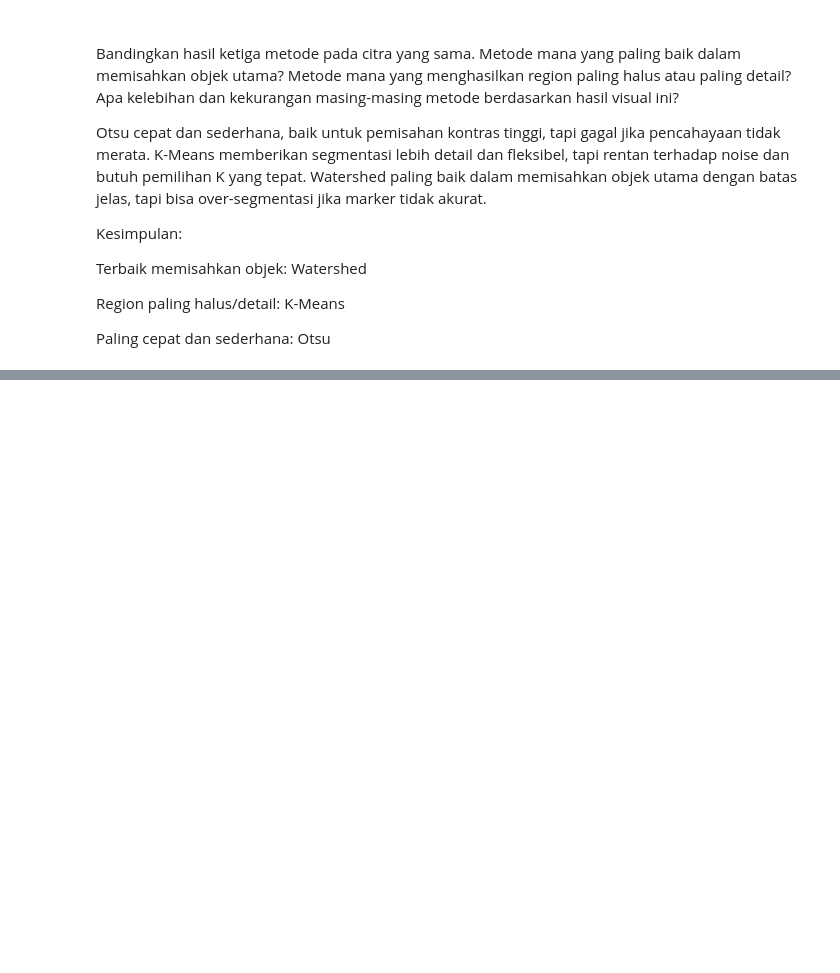
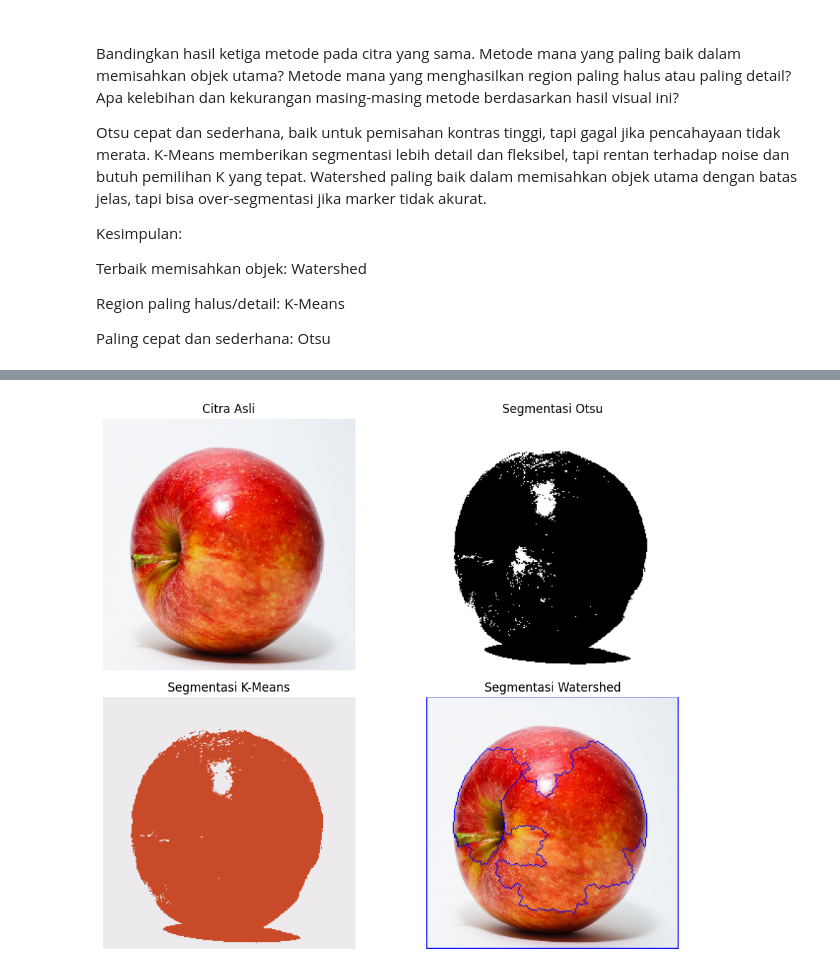
Before and after one commit to Syauqimaul/2025_Pengolahan-Citra_TI-2A, a Jupyter notebook: Jobsheet 04: Segmentasi Gambar.ipynb, the cells around one changed output, grey strips where cells are left out. Saved outputs shown, nothing was run; the diff lists cells and outputs as text; code cells hidden in the pictures; blank space fills up the shorter version.

```diff
--- a/Jobsheet 04: Segmentasi Gambar.ipynb
+++ b/Jobsheet 04: Segmentasi Gambar.ipynb
@@ -423,0 +473,80 @@ Paling cepat dan sederhana: Otsu
+# %%
+# Instalasi pustaka jika belum tersedia
+!pip install -q opencv-python-headless matplotlib
+
+import cv2
+import numpy as np
+import matplotlib.pyplot as plt
+from urllib.request import urlopen
+from skimage.segmentation import watershed
+from skimage.feature import peak_local_max
+from scipy import ndimage as ndi
+
+# Fungsi untuk menampilkan citra
+def show_images(titles, images, cols=2):
+    rows = (len(images) + cols - 1) // cols
+    plt.figure(figsize=(5 * cols, 4 * rows))
+    for i in range(len(images)):
+        plt.subplot(rows, cols, i + 1)
+        if len(images[i].shape) == 2:
+            plt.imshow(images[i], cmap='gray')
+        else:
+            plt.imshow(cv2.cvtColor(images[i], cv2.COLOR_BGR2RGB))
+        plt.title(titles[i])
+        plt.axis('off')
+    plt.tight_layout()
+    plt.show()
+
+# Unduh citra buah dari internet
+url = "https://upload.wikimedia.org/wikipedia/commons/thumb/1/15/Red_Apple.jpg/800px-Red_Apple.jpg"
+resp = urlopen(url)
+image_array = np.asarray(bytearray(resp.read()), dtype=np.uint8)
+image = cv2.imdecode(image_array, cv2.IMREAD_COLOR)
+image = cv2.resize(image, (256, 256))
+
+# Konversi ke grayscale untuk metode tertentu
+gray = cv2.cvtColor(image, cv2.COLOR_BGR2GRAY)
+
+### --- 1. Segmentasi Otsu --- ###
+_, otsu_mask = cv2.threshold(gray, 0, 255, cv2.THRESH_BINARY + cv2.THRESH_OTSU)
+
+### --- 2. Segmentasi K-Means --- ###
+Z = image.reshape((-1, 3))
+Z = np.float32(Z)
+
+criteria = (cv2.TERM_CRITERIA_EPS + cv2.TERM_CRITERIA_MAX_ITER, 10, 1.0)
+K = 2  # Jumlah cluster
+_, labels, centers = cv2.kmeans(Z, K, None, criteria, 10, cv2.KMEANS_RANDOM_CENTERS)
+centers = np.uint8(centers)
+segmented_data = centers[labels.flatten()]
+kmeans_result = segmented_data.reshape((image.shape))
+
+### --- 3. Segmentasi Watershed --- ###
+# Threshold awal
+_, thresh = cv2.threshold(gray, 0, 255, cv2.THRESH_BINARY_INV + cv2.THRESH_OTSU)
+# Noise removal
+kernel = np.ones((3,3), np.uint8)
+opening = cv2.morphologyEx(thresh, cv2.MORPH_OPEN, kernel, iterations=2)
+# Area background
+sure_bg = cv2.dilate(opening, kernel, iterations=3)
+# Area foreground
+dist_transform = cv2.distanceTransform(opening, cv2.DIST_L2, 5)
+_, sure_fg = cv2.threshold(dist_transform, 0.7*dist_transform.max(), 255, 0)
+# Marker labelling
+sure_fg = np.uint8(sure_fg)
+unknown = cv2.subtract(sure_bg, sure_fg)
+_, markers = cv2.connectedComponents(sure_fg)
+markers = markers + 1
+markers[unknown==255] = 0
+# Terapkan watershed
+watershed_image = image.copy()
+markers = cv2.watershed(watershed_image, markers)
+watershed_image[markers == -1] = [255, 0, 0]  # Garis batas = merah
+
+### --- Tampilkan semua hasil --- ###
+show_images(
+    ["Citra Asli", "Segmentasi Otsu", "Segmentasi K-Means", "Segmentasi Watershed"],
+    [image, otsu_mask, kmeans_result, watershed_image]
+)
+# %% [output]
+[figure, added]
```
Also changed, not shown: parts of 1 cell of this notebook.
